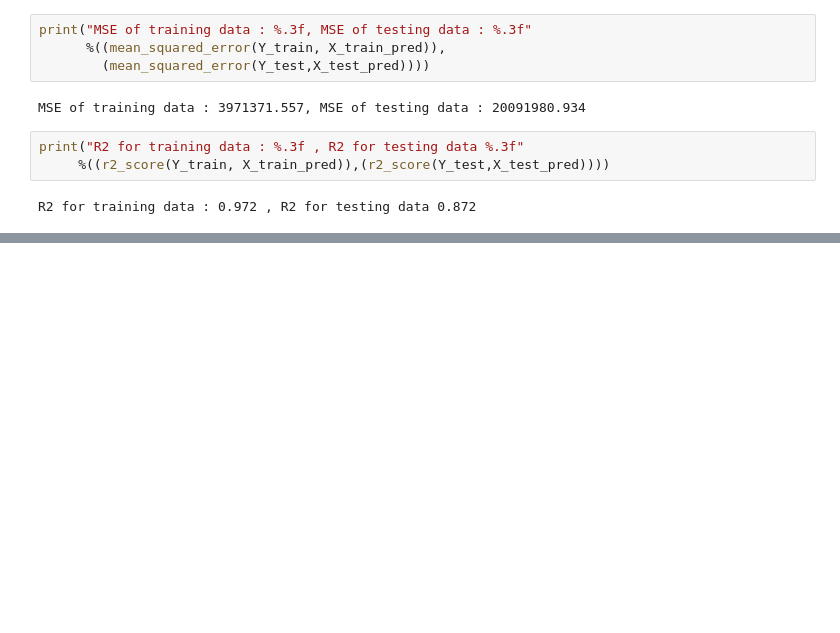
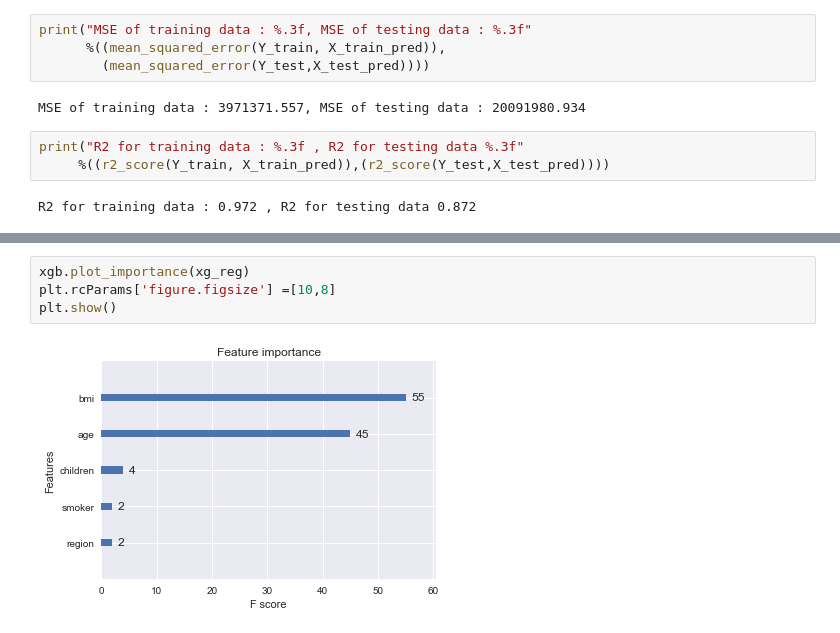
Before and after one commit to saranyashalya/Python, a Jupyter notebook: Insurance_Charge_Prediction_Regression_Py.ipynb, the cells around one changed output, grey strips where cells are left out. Drawn from its saved outputs; the diff is of its cells as text; blank space fills up the shorter version.

```diff
--- a/Insurance_Charge_Prediction_Regression_Py.ipynb
+++ b/Insurance_Charge_Prediction_Regression_Py.ipynb
@@ -197,0 +338,6 @@ R2 for training data : 0.972 , R2 for testing data 0.872
+# %%
+xgb.plot_importance(xg_reg)
+plt.rcParams['figure.figsize'] =[10,8]
+plt.show()
+# %% [output]
+[figure, added]
```
Also changed, not shown: parts of 33 cells of this notebook.
